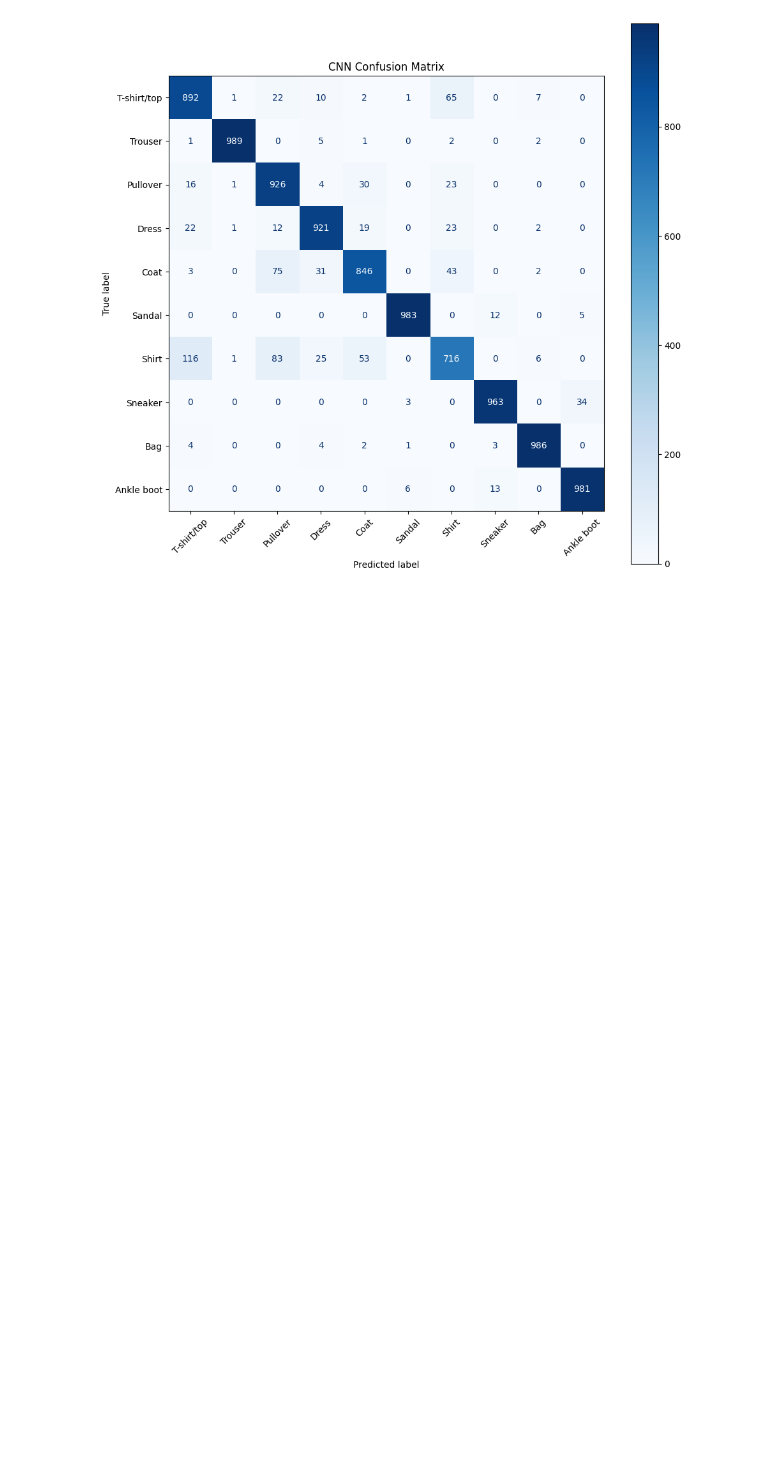
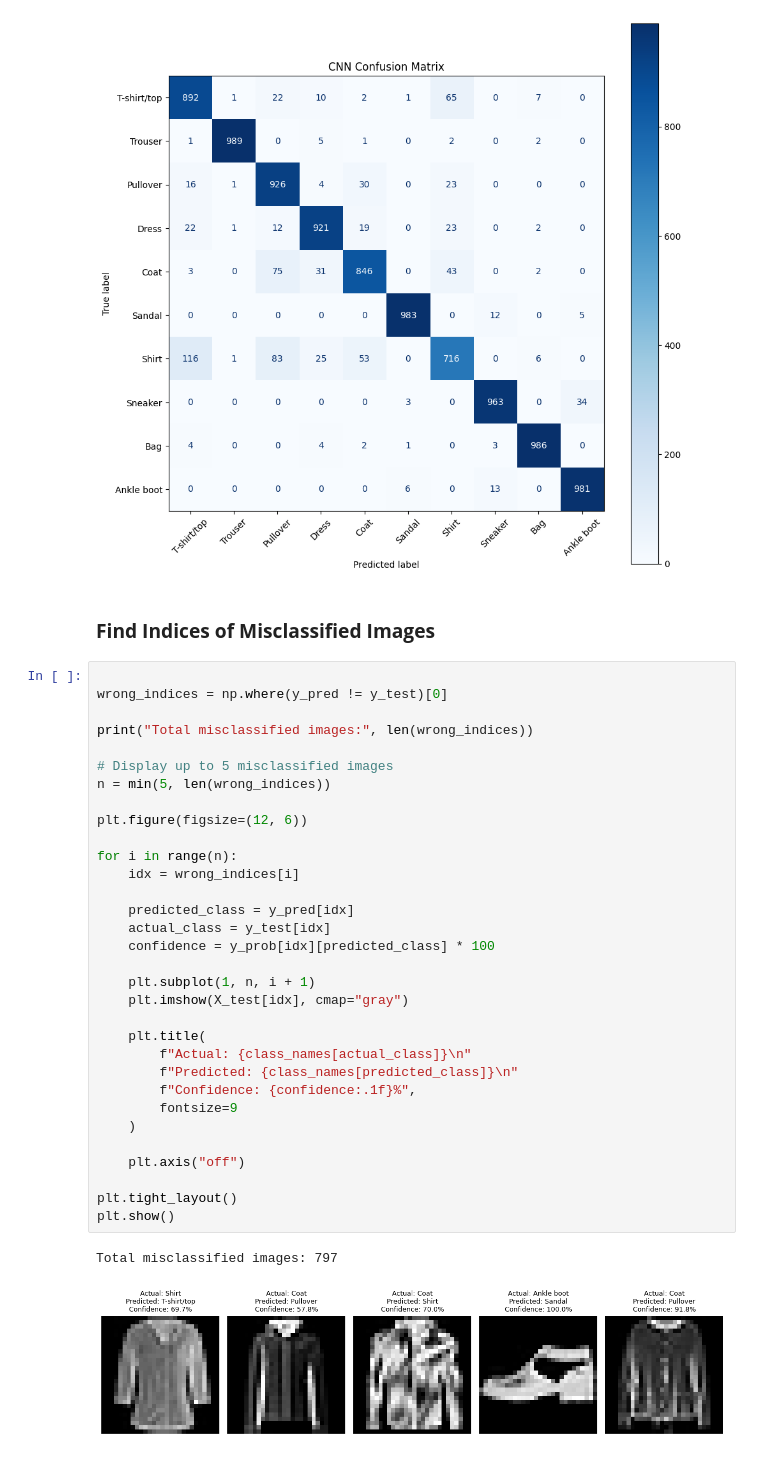
Before and after one commit to mdzubayereashraf/Ostad-AI-Engineering-Course-Assignments, a Jupyter notebook: Assignmen_No_15(Image_Classification_with_Deep_Learning_and_CNNs).ipynb, the cells around one changed output. Saved outputs shown, nothing was run; the diff lists cells and outputs as text; blank space fills up the shorter version.

Commit message:
Find Indices of Misclassified Images

```diff
--- a/Assignmen_No_15(Image_Classification_with_Deep_Learning_and_CNNs).ipynb
+++ b/Assignmen_No_15(Image_Classification_with_Deep_Learning_and_CNNs).ipynb
@@ -497,3 +497,40 @@ plt.title("CNN Confusion Matrix")
 plt.show()
 # %% [output]
 [figure]
+# %% [markdown]
+### **Find Indices of Misclassified Images**
+# %%
+
+wrong_indices = np.where(y_pred != y_test)[0]
+
+print("Total misclassified images:", len(wrong_indices))
+
+# Display up to 5 misclassified images
+n = min(5, len(wrong_indices))
+
+plt.figure(figsize=(12, 6))
+
+for i in range(n):
+    idx = wrong_indices[i]
+
+    predicted_class = y_pred[idx]
+    actual_class = y_test[idx]
+    confidence = y_prob[idx][predicted_class] * 100
+
+    plt.subplot(1, n, i + 1)
+    plt.imshow(X_test[idx], cmap="gray")
+
+    plt.title(
+        f"Actual: {class_names[actual_class]}\n"
+        f"Predicted: {class_names[predicted_class]}\n"
+        f"Confidence: {confidence:.1f}%",
+        fontsize=9
+    )
+
+    plt.axis("off")
+
+plt.tight_layout()
+plt.show()
+# %% [output]
+Total misclassified images: 797
+[figure, added]
```
